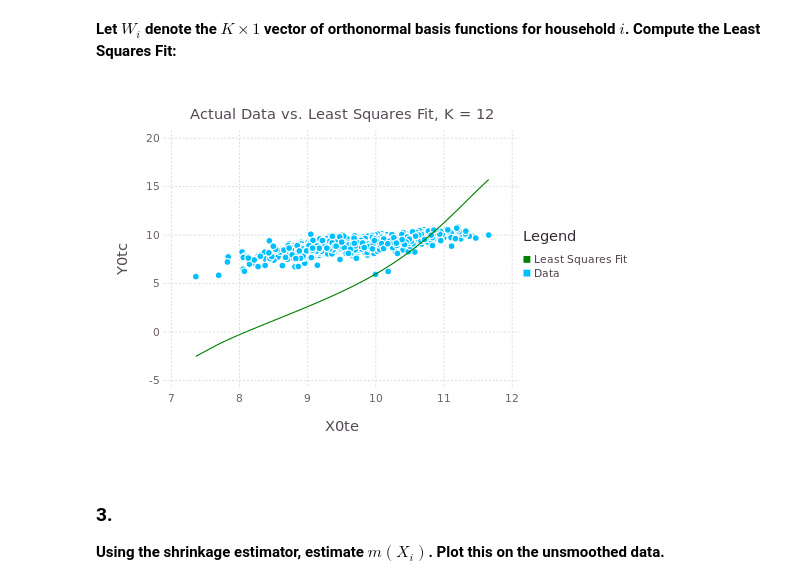
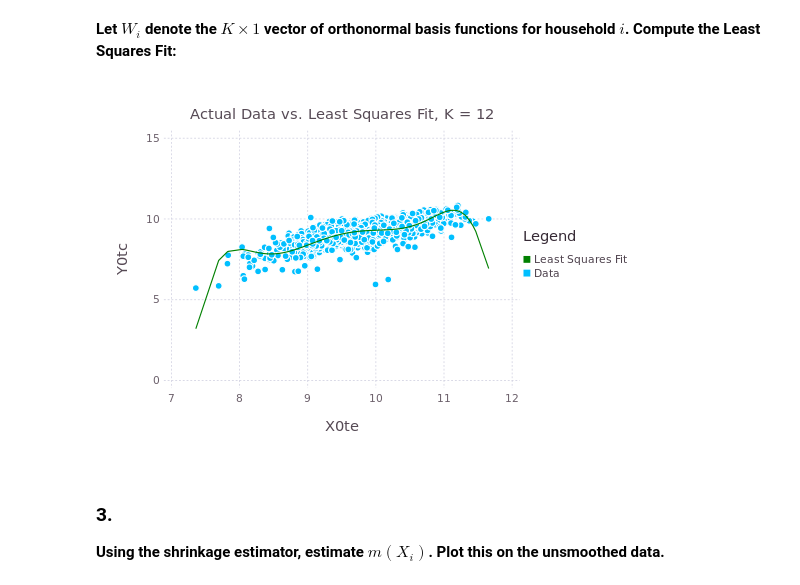
Before and after one commit to PrestonMui/240a-psets, a Jupyter notebook: mui_240a2_pset2_ipynb.ipynb, the cells around one changed output. Saved outputs shown, nothing was run; the diff lists cells and outputs as text; code cells hidden in the pictures.

```diff
--- a/mui_240a2_pset2_ipynb.ipynb
+++ b/mui_240a2_pset2_ipynb.ipynb
@@ -21,31 +21,36 @@ for k = 1:K
     X[:,k] = data[:X0te].^(k-1)
 end
 
-# Gram-Schmidt Orthogonalization
-W = zeros(size(X))
-for k = 1:K
-    W[:,k] = X[:,k]
-    for i = 1:k-1
-        W[:,k] = W[:,k] - (dot(X[:,k],W[:,i]) / dot(W[:,i],W[:,i])) * W[i]
+# Function for Gram-Schmidt
+function GSO(X::Array{Float64},K::Int64)
+    # Orthogonalization
+    W = copy(X)
+    for k = 1:K
+        for i = 1:k-1
+            W[:,k] -= (dot(X[:,k],W[:,i]) / dot(W[:,i],W[:,i])) * W[:,i]
+        end
     end
-end
-# Orthonormalization
-for k = 1:K
-    W[:,k] = W[:,k] / norm(W[:,k])
-end
+    # Normalization
+    for k = 1:K
+        W[:,k] = W[:,k] / norm(W[:,k])
+    end
+    return W
+end;
 # %% [markdown]
 **Let $W_i$ denote the $K \times 1$ vector of orthonormal basis functions for household $i$. Compute the Least Squares Fit:**
 # %%
+# MLE Estimate of basis function coefficients
+W = GSO(X,K)
 theta = inv(W'*W) * W' * Y
 m = W * theta
 plot(layer(x=X[:,2], y=m, Geom.line,Theme(default_color=colorant"green")),
         layer(x=X[:,2], y=Y, Geom.point),
         Guide.XLabel("X0te"),
         Guide.YLabel("Y0tc"),
-        Guide.Title("Actual Data vs. Least Squares Fit, K = 12"),
+        Guide.Title("Actual Data vs. Least Squares Fit, K = $K"),
         Guide.manual_color_key("Legend",["Least Squares Fit","Data"],["green","deepskyblue"]))
 # %% [output]
-[figure, old version]
+[figure, new version]
 # %% [markdown]
 ### 3.
 
```
Also changed, not shown: parts of 1 cell of this notebook, 2 other files.
